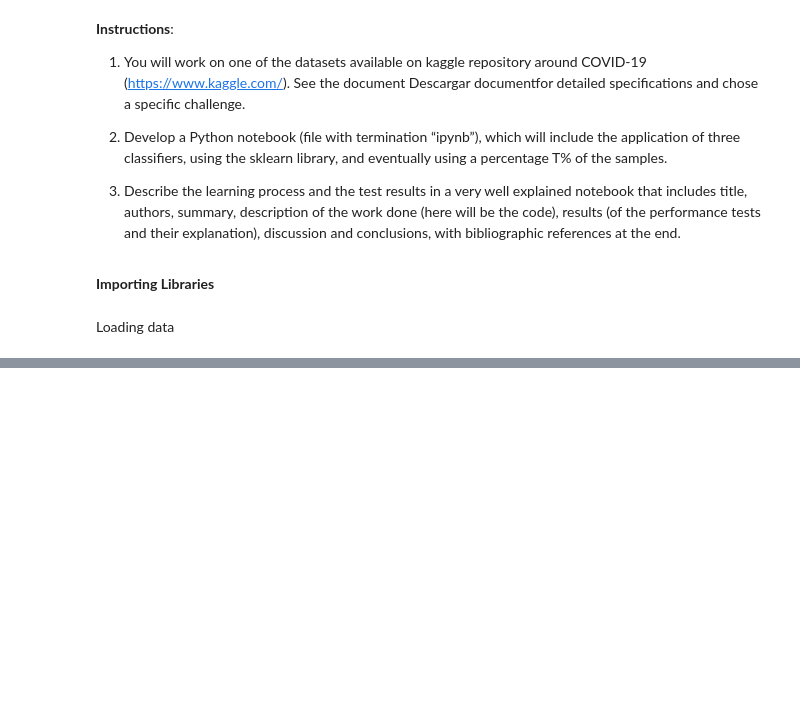
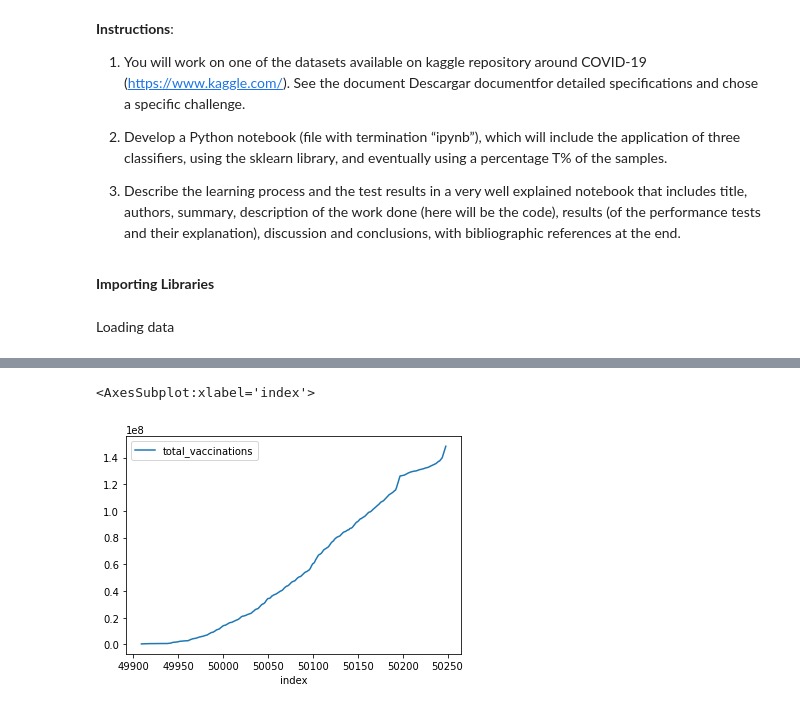
Before and after one commit to elriczero/ML-HW4-Covid-Analysis, a Jupyter notebook: Machine Learning Assignment 4 - Covid Vaccination Progress.ipynb, the cells around one changed output, grey strips where cells are left out. Cells and saved outputs as stored; diff of their text form; code cells hidden in the pictures; blank space fills up the shorter version.

```diff
--- a/Machine Learning Assignment 4 - Covid Vaccination Progress.ipynb
+++ b/Machine Learning Assignment 4 - Covid Vaccination Progress.ipynb
@@ -56,0 +186,5 @@ data = pd.read_csv('../input/covid-world-vaccination-progress/country_vaccinatio
+# %%
+year21.plot(x = 'index', y = 'total_vaccinations')
+# %% [output]
+<AxesSubplot:xlabel='index'>
+[figure, added]
```
Also changed, not shown: parts of 29 cells of this notebook.
